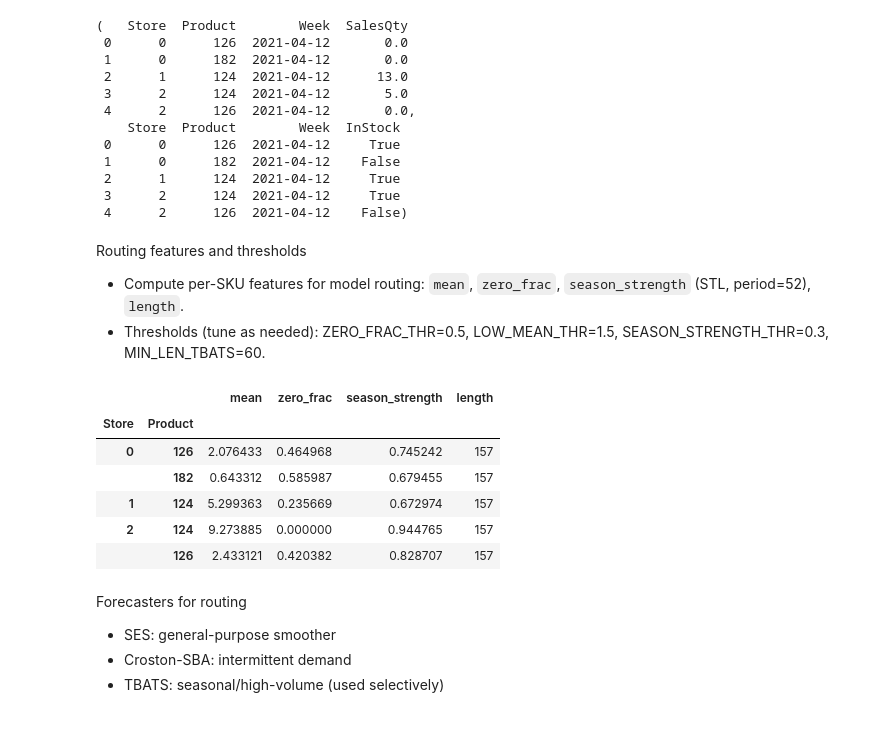
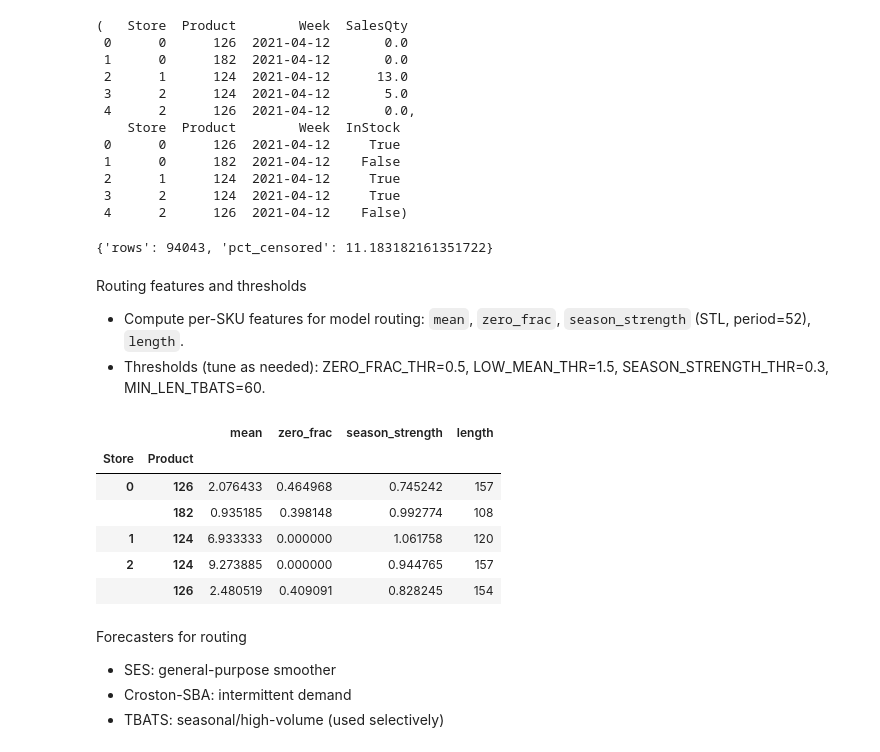
Before and after one commit to senoni-research/vn2inventory, a Jupyter notebook: notebooks/advanced_round1.ipynb, the cells around one changed output. Saved outputs shown, nothing was run; the diff lists cells and outputs as text; code cells hidden in the pictures.

Commit message:
notebooks: make EDA/RL/EB baselines availability-aware (censorship masked); add notes + QA assert; keep final pipeline private

```diff
--- a/notebooks/advanced_round1.ipynb
+++ b/notebooks/advanced_round1.ipynb
@@ -87,6 +87,22 @@ sales_long.head(), avail_long.head()
  2      1      124  2021-04-12     True
  3      2      124  2021-04-12     True
  4      2      126  2021-04-12    False)
+# %%
+# Availability-aware masking: drop censored (OOS) weeks; keep true zeros
+# Join availability and set SalesQty to NaN when not in stock
+idx_cols = ["Store", "Product", "Week"]
+sl_join = sales_long.merge(avail_long, on=idx_cols, how="left")
+sl_join["InStock"] = sl_join["InStock"].fillna(True).astype(bool)
+# Mask censored weeks
+sales_long_c = sl_join.copy()
+sales_long_c.loc[~sales_long_c["InStock"], "SalesQty"] = np.nan
+
+print({
+    "rows": int(len(sales_long_c)),
+    "pct_censored": float((~sales_long_c["InStock"]).mean() * 100)
+})
+# %% [output]
+{'rows': 94043, 'pct_censored': 11.183182161351722}
 # %% [markdown]
 Routing features and thresholds
 
@@ -95,40 +111,44 @@ Routing features and thresholds
 # %%
 from statsmodels.tsa.seasonal import STL
 
 ZERO_FRAC_THR = 0.5
 LOW_MEAN_THR = 1.5
 SEASON_STRENGTH_THR = 0.3
 MIN_LEN_TBATS = 60
 
 series_list = []
-for (s,p), g in sales_long.groupby(["Store","Product"]):
+for (s,p), g in sales_long_c.groupby(["Store","Product"]):
     y = g.set_index("Week")["SalesQty"].astype(float)
     y.index = pd.to_datetime(y.index)
-    y = y.asfreq("W-MON", fill_value=0.0)
-    zero_frac = (y == 0).mean()
-    mean_y = y.mean()
+    # Preserve censored weeks as NaN (do not impute zeros)
+    y = y.asfreq("W-MON")
+    y_obs = y.dropna()
+
+    zero_frac = float((y_obs == 0).mean()) if len(y_obs) else 0.0
+    mean_y = float(y_obs.mean()) if len(y_obs) else 0.0
     seas_strength = 0.0
     try:
-        if len(y) >= MIN_LEN_TBATS:
-            seas_strength = STL(y, period=52, robust=True).fit().seasonal.var() / (y.var() + 1e-9)
+        if len(y_obs) >= MIN_LEN_TBATS:
+            seas_strength = float(STL(y_obs, period=52, robust=True).fit().seasonal.var() / (y_obs.var() + 1e-9))
     except Exception:
         seas_strength = 0.0
+
     series_list.append({
         "Store": s, "Product": p,
-        "mean": float(mean_y), "zero_frac": float(zero_frac), "season_strength": float(seas_strength),
-        "length": int(len(y))
+        "mean": mean_y, "zero_frac": zero_frac, "season_strength": float(seas_strength),
+        "length": int(len(y_obs))
     })
 
 features_df = pd.DataFrame(series_list).set_index(["Store","Product"])
 features_df.head()
 # %% [output]
 |  |  | mean | zero_frac | season_strength | length |
 | Store | Product |  |  |  |  |
 | 0 | 126 | 2.076433 | 0.464968 | 0.745242 | 157 |
-|  | 182 | 0.643312 | 0.585987 | 0.679455 | 157 |
-| 1 | 124 | 5.299363 | 0.235669 | 0.672974 | 157 |
+|  | 182 | 0.935185 | 0.398148 | 0.992774 | 108 |
+| 1 | 124 | 6.933333 | 0.000000 | 1.061758 | 120 |
 | 2 | 124 | 9.273885 | 0.000000 | 0.944765 | 157 |
-|  | 126 | 2.433121 | 0.420382 | 0.828707 | 157 |
+|  | 126 | 2.480519 | 0.409091 | 0.828245 | 154 |
 # %% [markdown]
 Forecasters for routing
 
```
Also changed, not shown: parts of 1 cell of this notebook, 3 other files.
